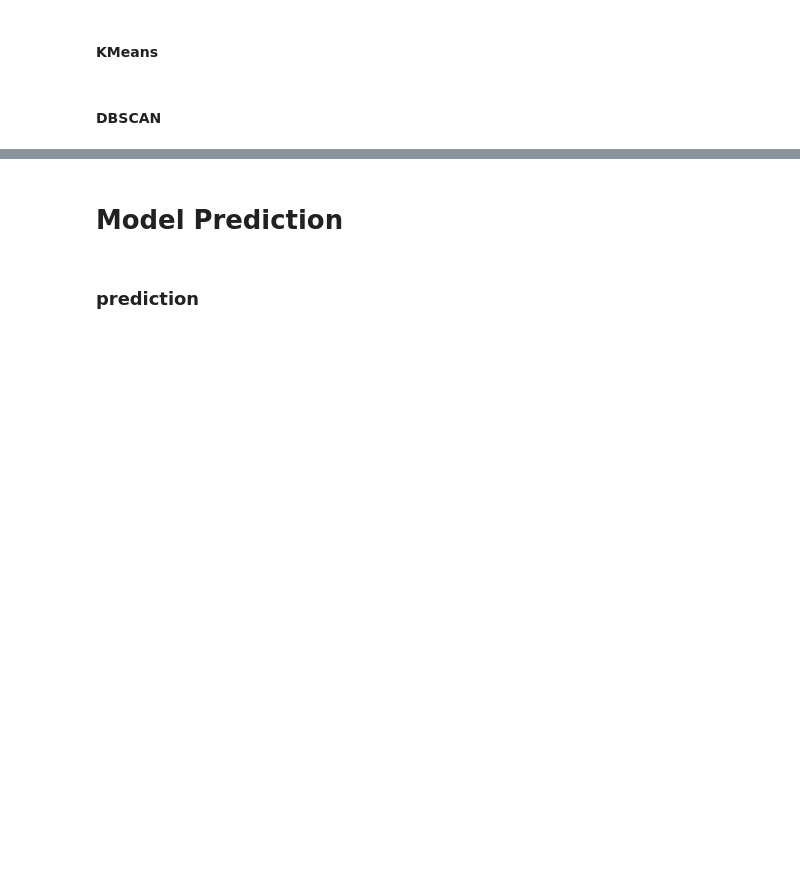
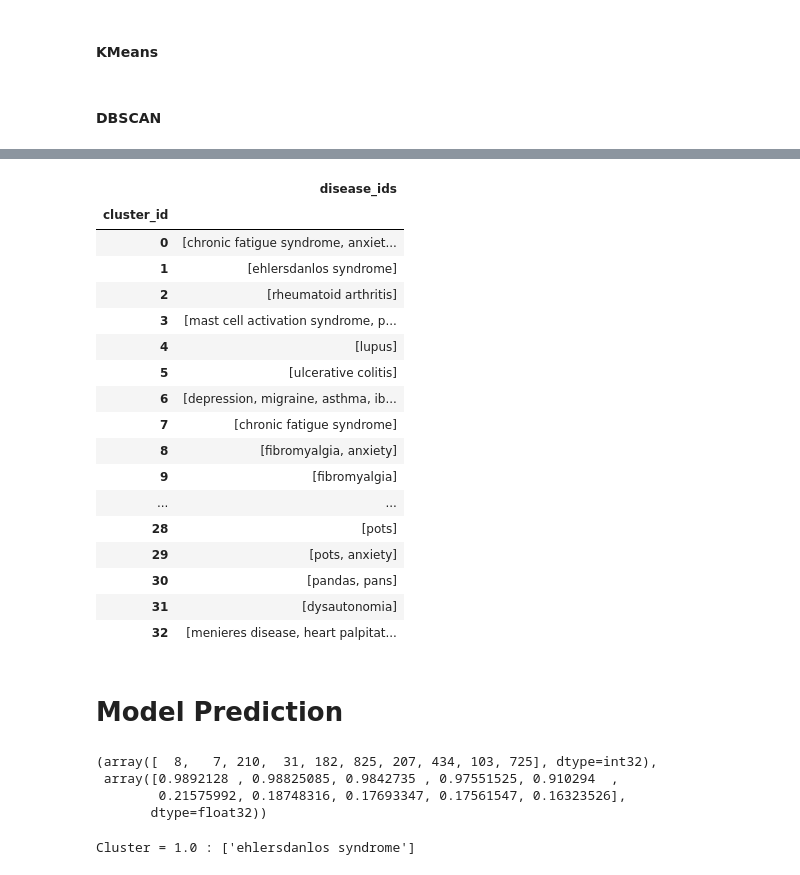
Before and after one commit to kaledinaoksana/chronic_ilnesses, a Jupyter notebook: main.ipynb, the cells around one changed output, grey strips where cells are left out. Cells and saved outputs as stored; diff of their text form; code cells hidden in the pictures; blank space fills up the shorter version.

Commit message:
upd main

```diff
--- a/main.ipynb
+++ b/main.ipynb
@@ -177,0 +180,14 @@ train_df.loc[~train_df['numeric_trackable_name'].isin(top_k_list), 'numeric_trac
+# %%
+# замена редко встречающихся диагнозов на 999999
+train_df.loc[~train_df['numeric_trackable_name'].isin(top_k_list), 'numeric_trackable_name'] = 999999
+
+# map_new=train_df[{'numeric_trackable_name','trackable_name'}].drop_duplicates().reset_index().sort_values(by="numeric_trackable_name")
+# map_new = map_new.drop(columns=['index'])
+# map_new.head(20)
+
+map_new=train_df[{'numeric_trackable_name','trackable_name'}].drop_duplicates().reset_index()
+map_new = map_new.drop(columns=['index'])
+map_new = map_new.sort_values(by="numeric_trackable_name").reset_index()
+map_new = map_new.drop(columns=['index']).reset_index()
+map_new.head(5)
+# map_new.sort_value(by="numeric_trackable_name").head(40)
@@ -265,25 +353,66 @@ count_trname_by_cluster[11].head(10)
 # %%
-clusters = cl.create_usual_features_in_clusters(count_trname_by_cluster, threshold_by_item=0.1, threshold_by_main_group=0.8)
+clusters = cl.create_usual_features_in_clusters(count_trname_by_cluster, threshold_by_item=0.1, threshold_by_main_group=0.5)
 # %%
 # clusters
 # mapping_matrix_trackable.head(12)
 # %%
 # create clusters with sting dis
 pd.set_option('display.max_colwidth', None)
 
 def create_clusters_disease():
     clusters_dis={}
-    mapping_dict = mapping_matrix_trackable.set_index('numeric_trackable_name')['trackable_name'].to_dict()
+    mapping_dict = map_new.set_index('numeric_trackable_name')['trackable_name'].to_dict()
     for cluster_id, numeric_trackable_names in clusters.items():
         clusters_dis[cluster_id] = [mapping_dict.get(numeric_trackable_name, numeric_trackable_name) for numeric_trackable_name in numeric_trackable_names]
 
     df_clusters = pd.DataFrame(clusters_dis.items(), columns=['cluster_id', 'disease_ids'])
     df_clusters.set_index('cluster_id', inplace=True)
     return df_clusters
 
 df_clusters = create_clusters_disease()
 df_clusters
+# %% [output]
+|  | disease_ids |
+| cluster_id |  |
+| 0 | [chronic fatigue syndrome, anxiet... |
+| 1 | [ehlersdanlos syndrome] |
+| 2 | [rheumatoid arthritis] |
+| 3 | [mast cell activation syndrome, p... |
+| 4 | [lupus] |
+| 5 | [ulcerative colitis] |
+| 6 | [depression, migraine, asthma, ib... |
+| 7 | [chronic fatigue syndrome] |
+| 8 | [fibromyalgia, anxiety] |
+| 9 | [fibromyalgia] |
+| ... | ... |
+| 28 | [pots] |
+| 29 | [pots, anxiety] |
+| 30 | [pandas, pans] |
+| 31 | [dysautonomia] |
+| 32 | [menieres disease, heart palpitat... |
 # %% [markdown]
 # Model Prediction
-# %% [markdown]
-### prediction
+# %%
+TEST_USER_ID = 323
+# 30 - norm
+# 1348 - одни и те же заболевания
+# 999 - 1 старое не вошло
+
+recs = model_als.recommend(userid=userid_to_id[TEST_USER_ID],
+                        user_items=csr_matrix(user_item_matrix.loc[userid_to_id[TEST_USER_ID]]).tocsr(),
+                        N=10,
+                        recalculate_user=True,
+                        filter_already_liked_items=False)
+
+recs
+# %% [output]
+(array([  8,   7, 210,  31, 182, 825, 207, 434, 103, 725], dtype=int32),
+ array([0.9892128 , 0.98825085, 0.9842735 , 0.97551525, 0.910294  ,
+        0.21575992, 0.18748316, 0.17693347, 0.17561547, 0.16323526],
+       dtype=float32))
+# %%
+cluster = user_df(train_df_with_clusters,TEST_USER_ID)["cluster_id"].unique()[0]
+opisanie = df_clusters.loc[cluster].iloc[0]
+print("Cluster =", cluster, ":", opisanie)
+# %% [output]
+Cluster = 1.0 : ['ehlersdanlos syndrome']
```
Also changed, not shown: parts of 24 cells of this notebook.
